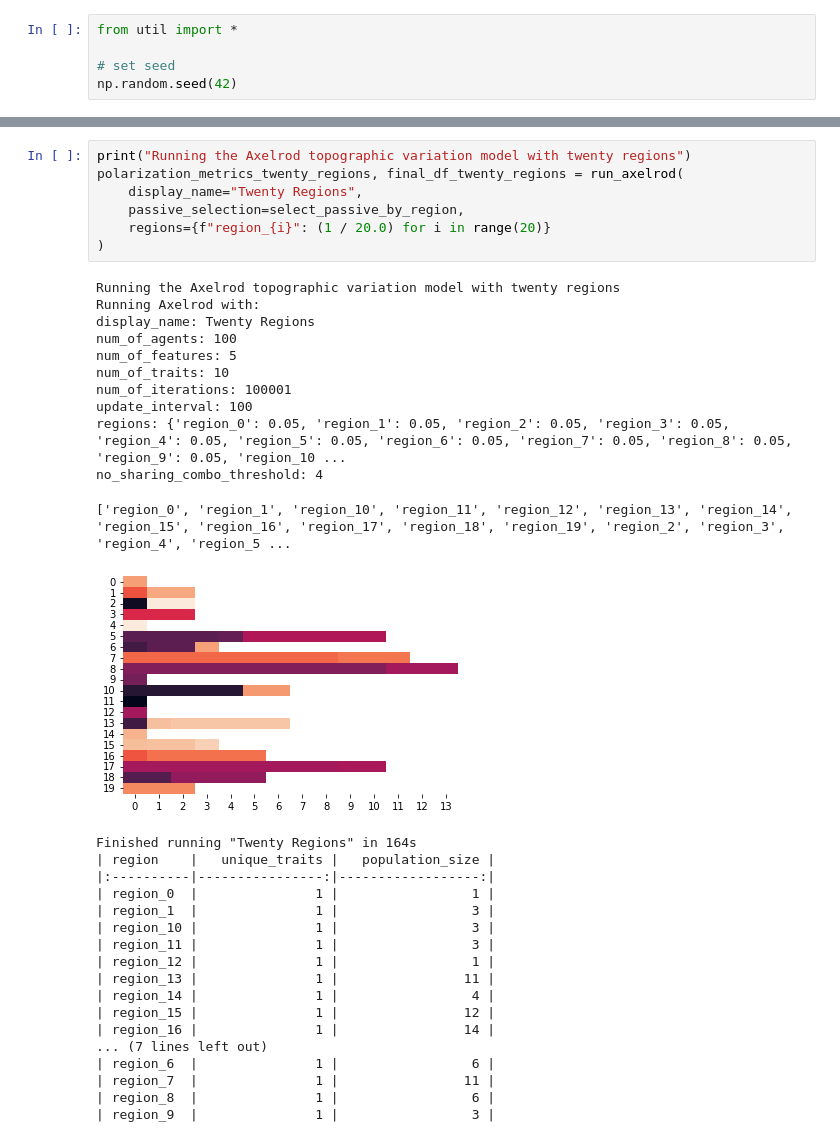
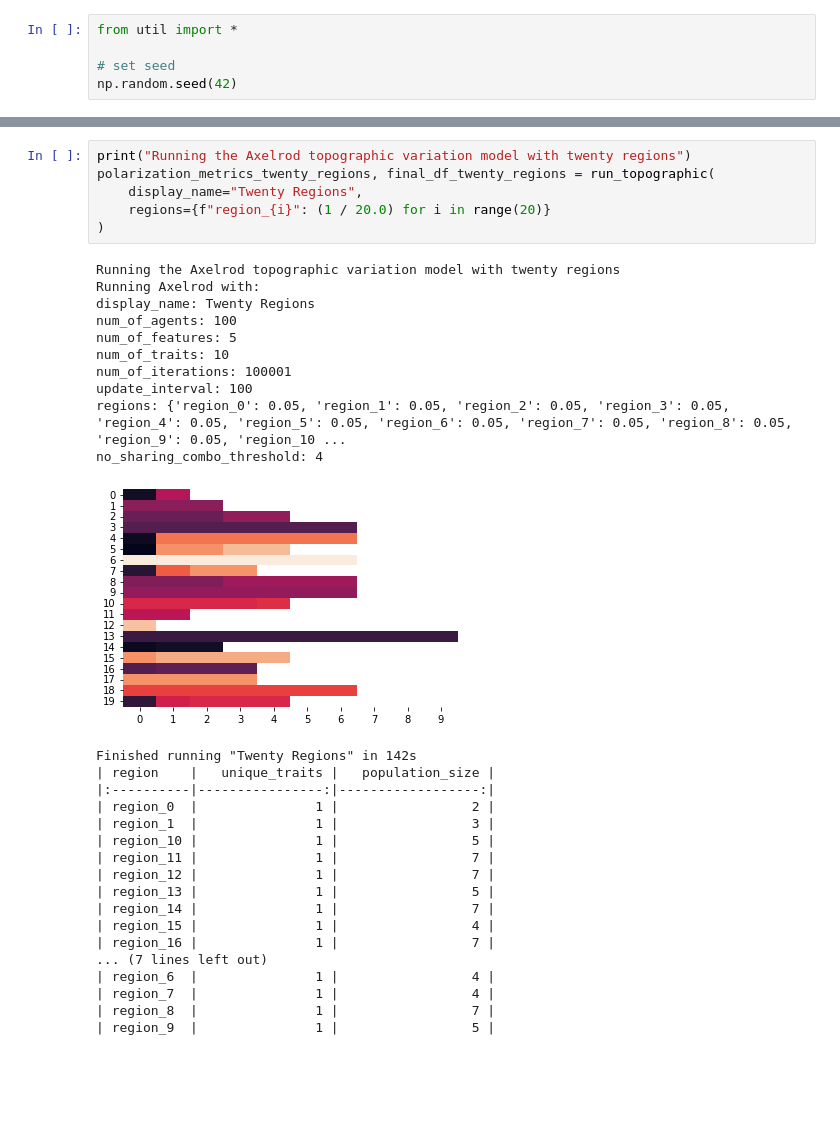
Before and after one commit to MiaMish/topographic-polarization, a Jupyter notebook: axelrod_variation/initial_analysis.ipynb, the cells around one changed output, grey strips where cells are left out. Cells and saved outputs as stored; diff of their text form; blank space fills up the shorter version.

```diff
--- a/axelrod_variation/initial_analysis.ipynb
+++ b/axelrod_variation/initial_analysis.ipynb
@@ -77,40 +69,38 @@ Finished running "Four Regions" in 165s
 # %%
 print("Running the Axelrod topographic variation model with twenty regions")
-polarization_metrics_twenty_regions, final_df_twenty_regions = run_axelrod(
+polarization_metrics_twenty_regions, final_df_twenty_regions = run_topographic(
     display_name="Twenty Regions",
-    passive_selection=select_passive_by_region,
     regions={f"region_{i}": (1 / 20.0) for i in range(20)}
 )
 # %% [output]
 Running the Axelrod topographic variation model with twenty regions
 Running Axelrod with:
 display_name: Twenty Regions
 num_of_agents: 100
 num_of_features: 5
 num_of_traits: 10
 num_of_iterations: 100001
 update_interval: 100
 regions: {'region_0': 0.05, 'region_1': 0.05, 'region_2': 0.05, 'region_3': 0.05, 'region_4': 0.05, 'region_5': 0.05, 'region_6': 0.05, 'region_7': 0.05, 'region_8': 0.05, 'region_9': 0.05, 'region_10 ...
 no_sharing_combo_threshold: 4
+[figure, new version]
-['region_0', 'region_1', 'region_10', 'region_11', 'region_12', 'region_13', 'region_14', 'region_15', 'region_16', 'region_17', 'region_18', 'region_19', 'region_2', 'region_3', 'region_4', 'region_5 ...
+Finished running "Twenty Regions" in 142s
+| region    |   unique_traits |   population_size |
+|:----------|----------------:|------------------:|
+| region_0  |               1 |                 2 |
+| region_1  |               1 |                 3 |
+| region_10 |               1 |                 5 |
+| region_11 |               1 |                 7 |
+| region_12 |               1 |                 7 |
+| region_13 |               1 |                 5 |
+| region_14 |               1 |                 7 |
+| region_15 |               1 |                 4 |
+| region_16 |               1 |                 7 |
+... (7 lines left out)
+| region_6  |               1 |                 4 |
+| region_7  |               1 |                 4 |
+| region_8  |               1 |                 7 |
+| region_9  |               1 |                 5 |
-[figure, old version]
-Finished running "Twenty Regions" in 164s
-| region    |   unique_traits |   population_size |
-|:----------|----------------:|------------------:|
-| region_0  |               1 |                 1 |
-| region_1  |               1 |                 3 |
-| region_10 |               1 |                 3 |
-| region_11 |               1 |                 3 |
-| region_12 |               1 |                 1 |
-| region_13 |               1 |                11 |
-| region_14 |               1 |                 4 |
-| region_15 |               1 |                12 |
-| region_16 |               1 |                14 |
-... (7 lines left out)
-| region_6  |               1 |                 6 |
-| region_7  |               1 |                11 |
-| region_8  |               1 |                 6 |
-| region_9  |               1 |                 3 |
 # %%
 print("Extracting and displaying polarization metrics")
 polarization_metrics_df = polarization_metrics_classic.join(polarization_metrics_single_region)
```
Also changed, not shown: parts of 4 cells of this notebook, 5 other files.
